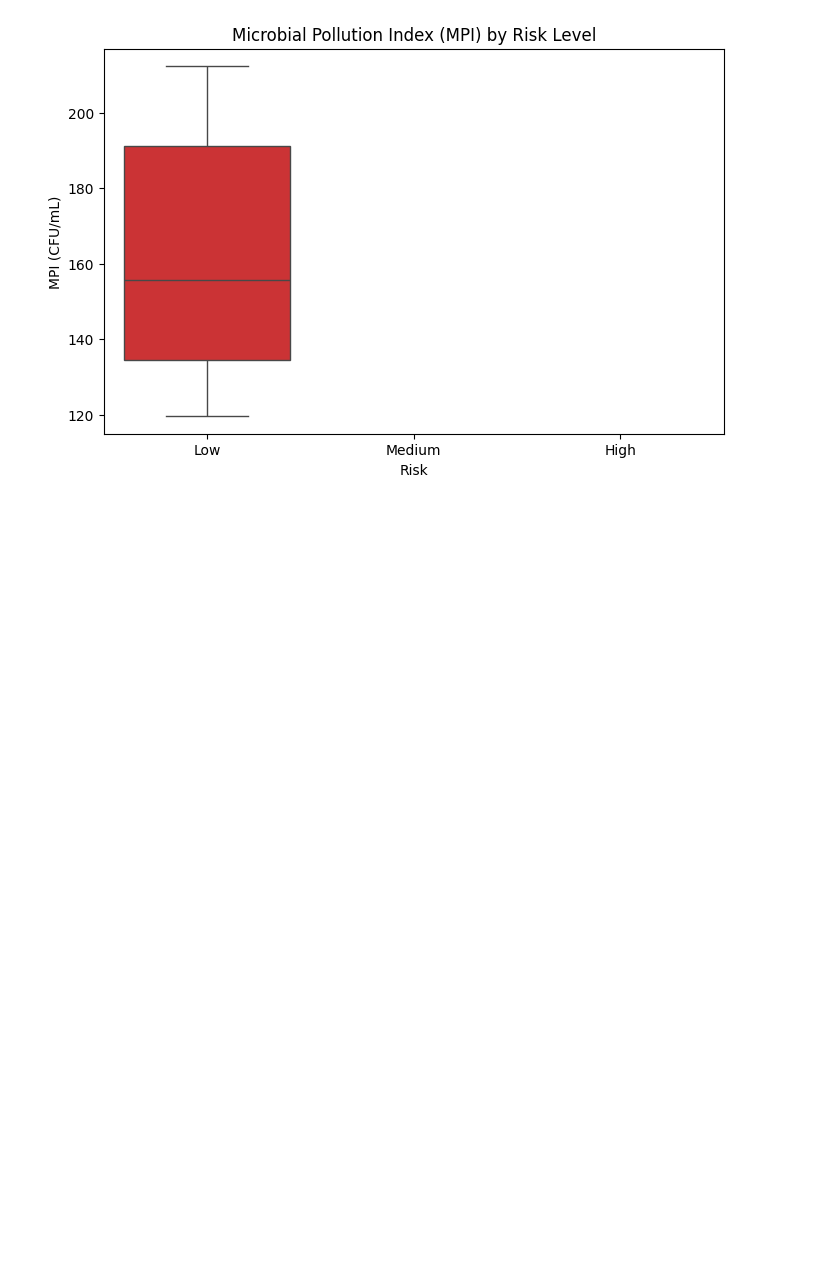
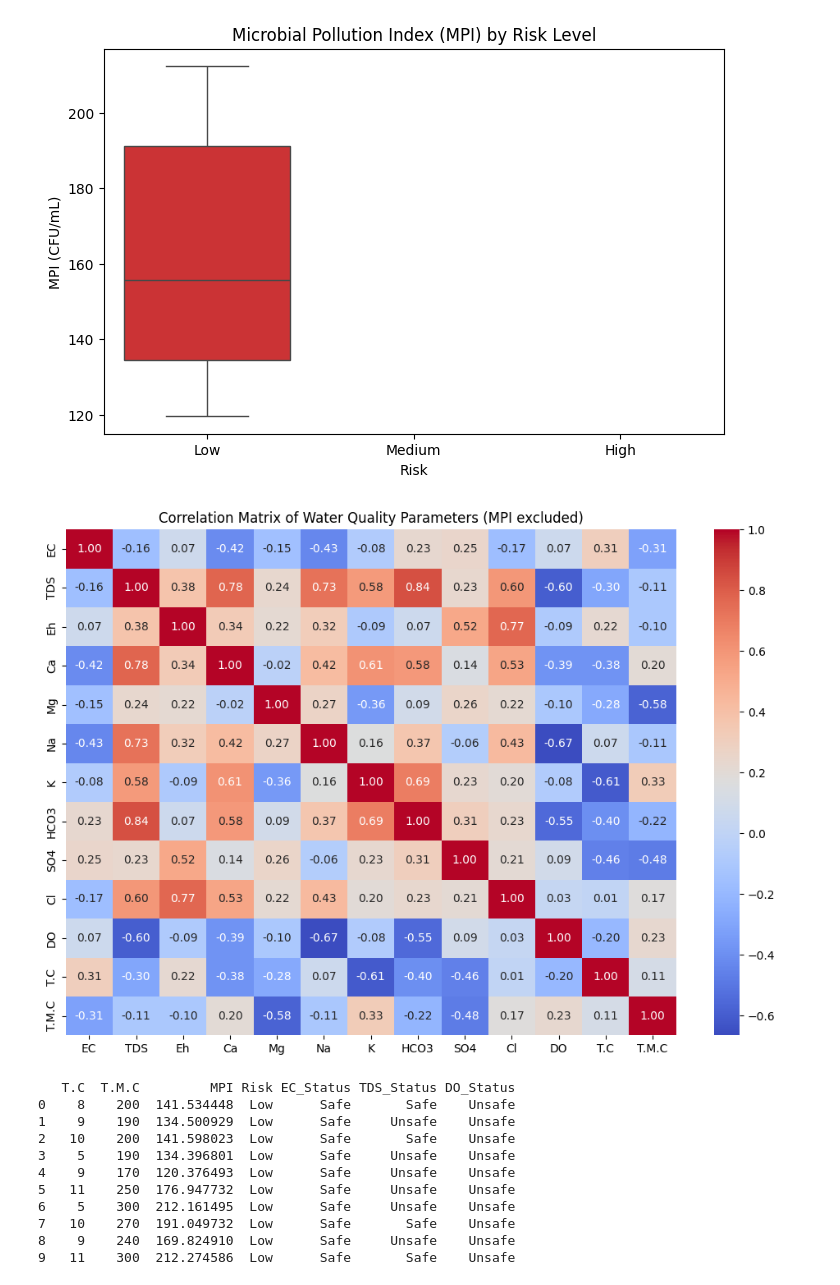
Before and after one commit to manbhgfgh-prog/geohydrochemical-analysis, a Jupyter notebook: Geochemical_and_Microbiological_Analyses.ipynb, the cells around one changed output. Saved outputs shown, nothing was run; the diff lists cells and outputs as text; code cells hidden in the pictures; blank space fills up the shorter version.

```diff
--- a/Geochemical_and_Microbiological_Analyses.ipynb
+++ b/Geochemical_and_Microbiological_Analyses.ipynb
@@ -1243,3 +1243,77 @@ Passing `palette` without assigning `hue` is deprecated and will be removed in v
 
   sns.boxplot(x='Risk', y='MPI', data=df, palette='Set1', order=['Low','Medium','High'])
 [figure]
+# %%
+import pandas as pd
+import numpy as np
+import seaborn as sns
+import matplotlib.pyplot as plt
+
+# Sample dataset (replace with your full dataset)
+data = {
+    'EC': [31,44,33,28,30,21,19,22,36,40],
+    'TDS': [971.64,1470.149,558.209,1211.94,1529.851,1544.776,1495.522,847.7612,1453.731,804.4776],
+    'Eh': [130,150,142,200,180,210,122,153,220,173],
+    'Ca': [70,58,44,88,110,144,172,31,153,50],
+    'Mg': [50,31,22,64,69,40,25,33,21,31],
+    'Na': [66,200,55,133,220,305,160,173,111,35],
+    'K': [10,22,9,17,10,13,30,11,21,12],
+    'HCO3': [411,600,220,385,460,400,515,200,488,300],
+    'SO4': [180,246,159,455,122,155,95,77,332,90],
+    'Cl': [44,74,24,125,156,133,100,120,180,111],
+    'DO': [31,29,38,40,33,24,35,40,36,40],
+    'T.C': [8,9,10,5,9,11,5,10,9,11],
+    'T.M.C': [200,190,200,190,170,250,300,270,240,300]
+}
+
+df = pd.DataFrame(data)
+
+# --------- Microbial Pollution Index (MPI) ----------
+df['MPI'] = np.sqrt((df['T.C']**2 + df['T.M.C']**2)/2)
+
+# --------- Risk classification based on MPI ----------
+def classify_risk(mpi):
+    if mpi <= 500:
+        return 'Low'
+    elif mpi <= 1500:
+        return 'Medium'
+    else:
+        return 'High'
+
+df['Risk'] = df['MPI'].apply(classify_risk)
+
+# --------- Compare to WHO standards ----------
+standards = {
+    'EC': 2500,       # μS/cm
+    'TDS': 1000,      # mg/L
+    'DO': 5           # mg/L
+}
+
+# Add columns showing if each sample meets WHO standard
+for param, std in standards.items():
+    df[f'{param}_Status'] = np.where(df[param] <= std, 'Safe', 'Unsafe')
+
+# --------- Correlation matrix and heatmap (exclude MPI) ----------
+corr_matrix = df[['EC','TDS','Eh','Ca','Mg','Na','K','HCO3','SO4','Cl','DO','T.C','T.M.C']].corr()
+
+plt.figure(figsize=(12,8))
+sns.heatmap(corr_matrix, annot=True, fmt=".2f", cmap='coolwarm')
+plt.title("Correlation Matrix of Water Quality Parameters (MPI excluded)")
+plt.show()
+
+# --------- Display MPI and Risk in table ----------
+display_columns = ['T.C','T.M.C','MPI','Risk'] + [f'{p}_Status' for p in standards.keys()]
+print(df[display_columns])
+# %% [output]
+[figure, added]
+   T.C  T.M.C         MPI Risk EC_Status TDS_Status DO_Status
+0    8    200  141.534448  Low      Safe       Safe    Unsafe
+1    9    190  134.500929  Low      Safe     Unsafe    Unsafe
+2   10    200  141.598023  Low      Safe       Safe    Unsafe
+3    5    190  134.396801  Low      Safe     Unsafe    Unsafe
+4    9    170  120.376493  Low      Safe     Unsafe    Unsafe
+5   11    250  176.947732  Low      Safe     Unsafe    Unsafe
+6    5    300  212.161495  Low      Safe     Unsafe    Unsafe
+7   10    270  191.049732  Low      Safe       Safe    Unsafe
+8    9    240  169.824910  Low      Safe     Unsafe    Unsafe
+9   11    300  212.274586  Low      Safe       Safe    Unsafe
```
